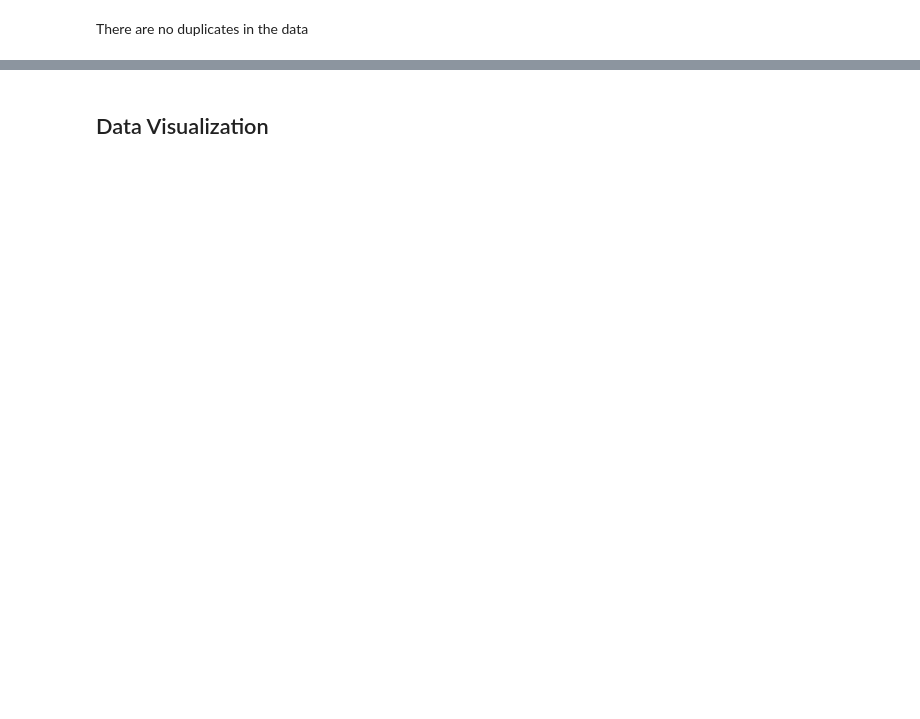
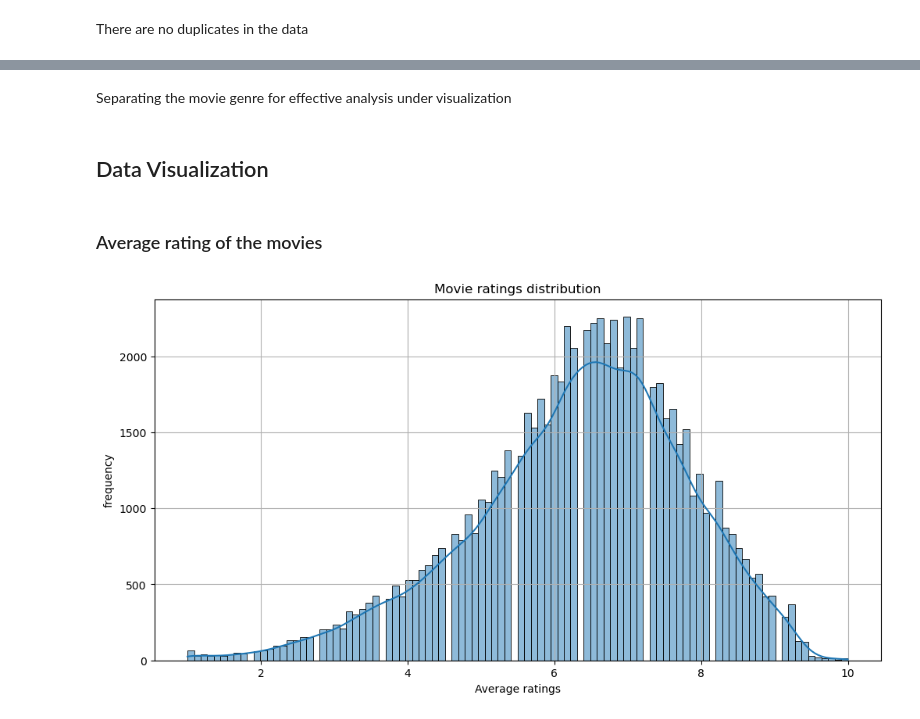
Before and after one commit to Owiti-Charles/Movie_Analysis, a Jupyter notebook: student.ipynb, the cells around one changed output, grey strips where cells are left out. Cells and saved outputs as stored; diff of their text form; code cells hidden in the pictures; blank space fills up the shorter version.

```diff
--- a/student.ipynb
+++ b/student.ipynb
@@ -181,2 +210,16 @@ There are no duplicates in the data
+# %% [markdown]
+Separating the movie genre for effective analysis under visualization
 # %% [markdown]
 ## Data Visualization
+# %% [markdown]
+### Average rating of the movies
+# %%
+plt.figure(figsize=(12,6))
+sns.histplot(movies_df['averagerating'],kde=True,palette='GnBu')
+plt.title("Movie ratings distribution")
+plt.xlabel("Average ratings")
+plt.ylabel('frequency')
+plt.grid()
+plt.show()
+# %% [output]
+[figure, added]
```
Also changed, not shown: parts of 25 cells of this notebook.
